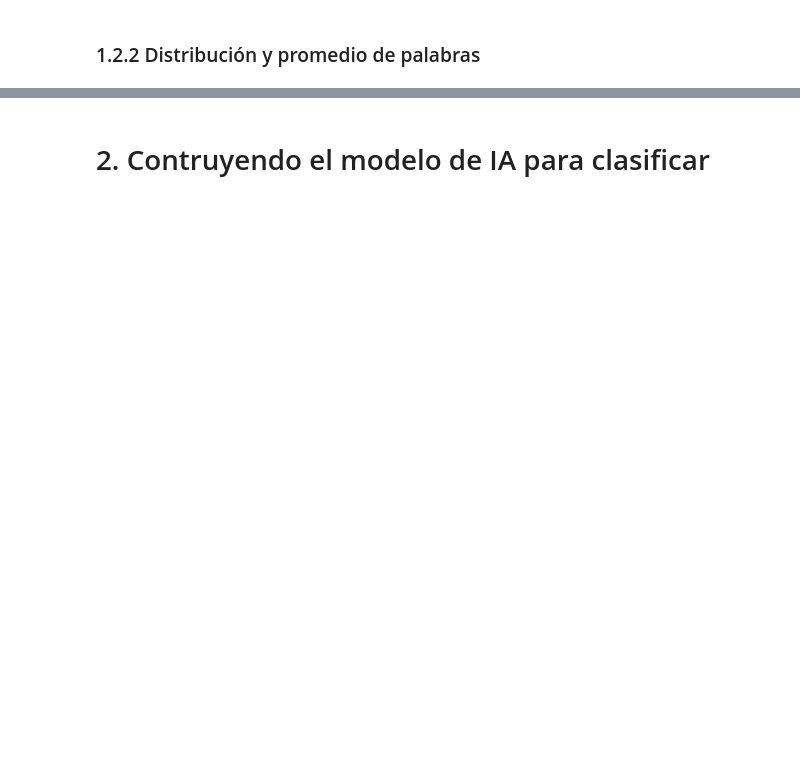
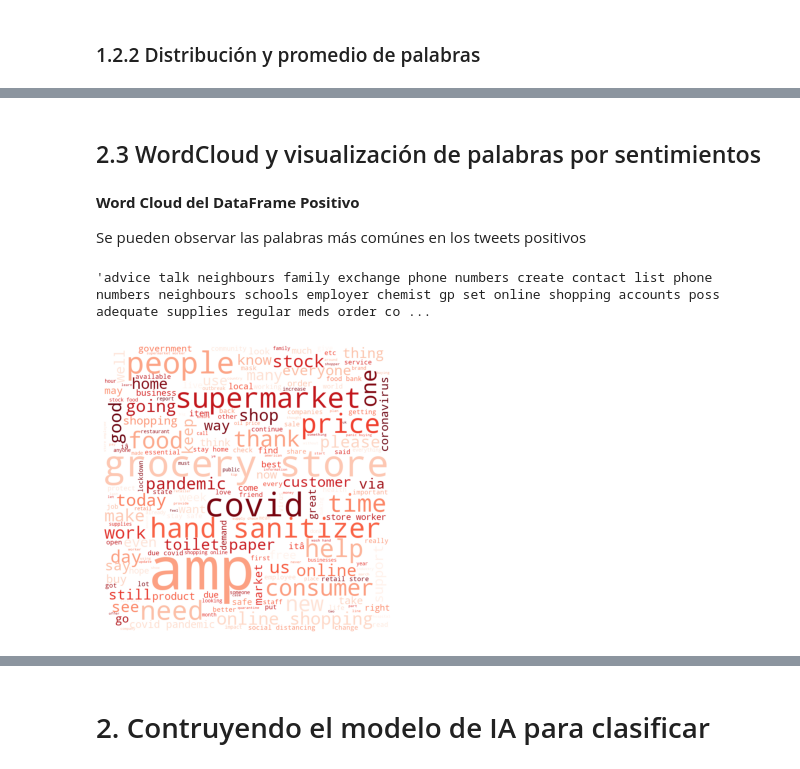
Before and after one commit to AlejandroE-SanchezV/Text-Classification-AI-Model-on-COVID-19-Tweets, a Jupyter notebook: FinalProject_TwittClassification.ipynb, the cells around one changed output, grey strips where cells are left out. Drawn from its saved outputs; the diff is of its cells as text; code cells hidden in the pictures; blank space fills up the shorter version.

Commit message:
Data Analysis part

```diff
--- a/FinalProject_TwittClassification.ipynb
+++ b/FinalProject_TwittClassification.ipynb
@@ -317,0 +443,4 @@ ax3.set_xlim(0,20)
+# %%
+dataFrame['OriginalTweet']=dataFrame['text_new'].apply(lambda x:remove_hash(x))
+dataFrame['text_new']=dataFrame['OriginalTweet'].apply(lambda x:remove_mention(x))
+dataFrame[10:15]
@@ -317,0 +473,5 @@ ax3.set_xlim(0,20)
+# %%
+dataFramePos = dataFrame[dataFrame["sentiment"]=="positive"]
+dataFrameNeg = dataFrame[dataFrame["sentiment"]=="negative"]
+dataFrameNeu = dataFrame[dataFrame["sentiment"]=="neutral"]
+dataFramePos.head(3)
@@ -317,0 +483,35 @@ ax3.set_xlim(0,20)
+# %% [markdown]
+## 2.3 WordCloud y visualización de palabras por sentimientos
+# %%
+def bagWords(x):
+  comment_words = ''
+  stopwords = set(STOPWORDS)
+
+  for val in x.text_new:
+      val = str(val)
+      tokens = val.split() # split the value
+      comment_words += " ".join(tokens)+" "
+  return comment_words
+# %% [markdown]
+**Word Cloud del DataFrame Positivo**
+
+Se pueden observar las palabras más comúnes en los tweets positivos
+# %%
+bagwordsvar = bagWords(dataFramePos)
+bagwordsvar
+# %% [output]
+'advice talk neighbours family exchange phone numbers create contact list phone numbers neighbours schools employer chemist gp set online shopping accounts poss adequate supplies regular meds order co ...
+# %%
+wordcloud = WordCloud(width = 800, height = 800,
+                background_color ='white',
+                colormap="Reds",
+                min_font_size = 10).generate(bagwordsvar)
+
+# plot the WordCloud image
+plt.figure(figsize = (4, 4), facecolor = None)
+plt.imshow(wordcloud)
+plt.axis("off")
+plt.tight_layout(pad = 0)
+plt.show()
+# %% [output]
+[figure, added]
```
Also changed, not shown: parts of 36 cells of this notebook.
